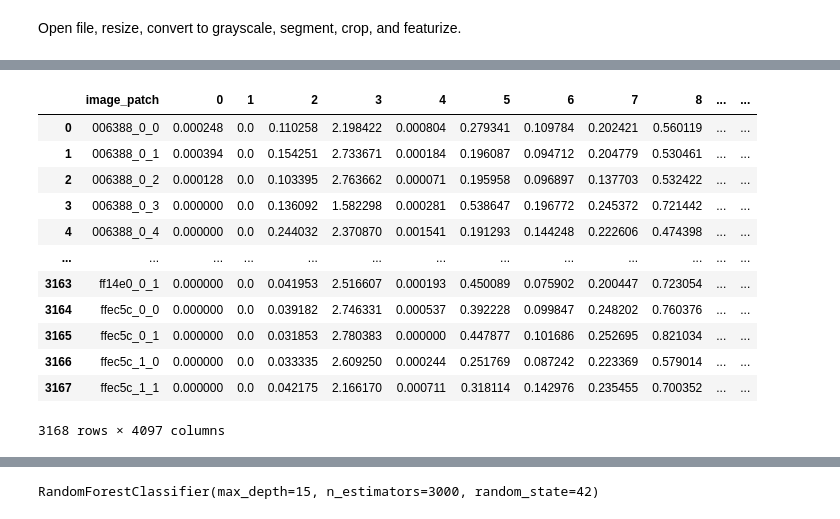
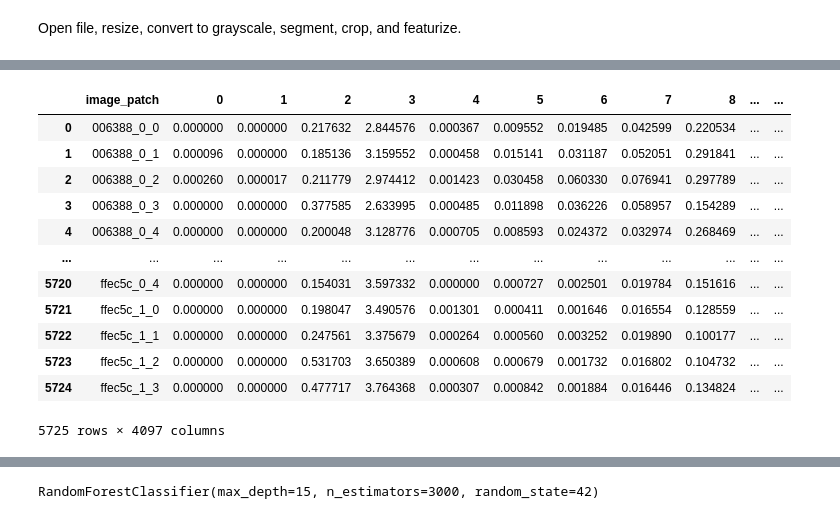
Before and after one commit to cullen-molitor/strip_ai, a Jupyter notebook: mayo-clinic-strip-ai.ipynb, the cells around one changed output, grey strips where cells are left out. Saved outputs shown, nothing was run; the diff lists cells and outputs as text; code cells hidden in the pictures.

Commit message:
Kaggle Notebook | mayo_clinic_strip_ai | Version 13

```diff
--- a/mayo-clinic-strip-ai.ipynb
+++ b/mayo-clinic-strip-ai.ipynb
@@ -206,6 +203,6 @@ Open file, resize, convert to grayscale, segment, crop, and featurize.
 %%time
 # train_features = compute_features(train_images)
 # train_features.to_csv("train_features.csv", index=False)
-train_features = pd.read_csv('/kaggle/input/trainfeats/train_features.csv')
+train_features = pd.read_csv('/kaggle/input/feats/train_features.csv')
 train_features
 # %% [output]
@@ -214,16 +211,16 @@ Wall time: 4.3 s
 |  | image_patch | 0 | 1 | 2 | 3 | 4 | 5 | 6 | 7 | 8 | ... | ... |
-| 0 | 006388_0_0 | 0.000248 | 0.0 | 0.110258 | 2.198422 | 0.000804 | 0.279341 | 0.109784 | 0.202421 | 0.560119 | ... | ... |
-| 1 | 006388_0_1 | 0.000394 | 0.0 | 0.154251 | 2.733671 | 0.000184 | 0.196087 | 0.094712 | 0.204779 | 0.530461 | ... | ... |
-| 2 | 006388_0_2 | 0.000128 | 0.0 | 0.103395 | 2.763662 | 0.000071 | 0.195958 | 0.096897 | 0.137703 | 0.532422 | ... | ... |
-| 3 | 006388_0_3 | 0.000000 | 0.0 | 0.136092 | 1.582298 | 0.000281 | 0.538647 | 0.196772 | 0.245372 | 0.721442 | ... | ... |
-| 4 | 006388_0_4 | 0.000000 | 0.0 | 0.244032 | 2.370870 | 0.001541 | 0.191293 | 0.144248 | 0.222606 | 0.474398 | ... | ... |
+| 0 | 006388_0_0 | 0.000000 | 0.000000 | 0.217632 | 2.844576 | 0.000367 | 0.009552 | 0.019485 | 0.042599 | 0.220534 | ... | ... |
+| 1 | 006388_0_1 | 0.000096 | 0.000000 | 0.185136 | 3.159552 | 0.000458 | 0.015141 | 0.031187 | 0.052051 | 0.291841 | ... | ... |
+| 2 | 006388_0_2 | 0.000260 | 0.000017 | 0.211779 | 2.974412 | 0.001423 | 0.030458 | 0.060330 | 0.076941 | 0.297789 | ... | ... |
+| 3 | 006388_0_3 | 0.000000 | 0.000000 | 0.377585 | 2.633995 | 0.000485 | 0.011898 | 0.036226 | 0.058957 | 0.154289 | ... | ... |
+| 4 | 006388_0_4 | 0.000000 | 0.000000 | 0.200048 | 3.128776 | 0.000705 | 0.008593 | 0.024372 | 0.032974 | 0.268469 | ... | ... |
 | ... | ... | ... | ... | ... | ... | ... | ... | ... | ... | ... | ... | ... |
-| 3163 | ff14e0_0_1 | 0.000000 | 0.0 | 0.041953 | 2.516607 | 0.000193 | 0.450089 | 0.075902 | 0.200447 | 0.723054 | ... | ... |
-| 3164 | ffec5c_0_0 | 0.000000 | 0.0 | 0.039182 | 2.746331 | 0.000537 | 0.392228 | 0.099847 | 0.248202 | 0.760376 | ... | ... |
-| 3165 | ffec5c_0_1 | 0.000000 | 0.0 | 0.031853 | 2.780383 | 0.000000 | 0.447877 | 0.101686 | 0.252695 | 0.821034 | ... | ... |
-| 3166 | ffec5c_1_0 | 0.000000 | 0.0 | 0.033335 | 2.609250 | 0.000244 | 0.251769 | 0.087242 | 0.223369 | 0.579014 | ... | ... |
-| 3167 | ffec5c_1_1 | 0.000000 | 0.0 | 0.042175 | 2.166170 | 0.000711 | 0.318114 | 0.142976 | 0.235455 | 0.700352 | ... | ... |
+| 5720 | ffec5c_0_4 | 0.000000 | 0.000000 | 0.154031 | 3.597332 | 0.000000 | 0.000727 | 0.002501 | 0.019784 | 0.151616 | ... | ... |
+| 5721 | ffec5c_1_0 | 0.000000 | 0.000000 | 0.198047 | 3.490576 | 0.001301 | 0.000411 | 0.001646 | 0.016554 | 0.128559 | ... | ... |
+| 5722 | ffec5c_1_1 | 0.000000 | 0.000000 | 0.247561 | 3.375679 | 0.000264 | 0.000560 | 0.003252 | 0.019890 | 0.100177 | ... | ... |
+| 5723 | ffec5c_1_2 | 0.000000 | 0.000000 | 0.531703 | 3.650389 | 0.000608 | 0.000679 | 0.001732 | 0.016802 | 0.104732 | ... | ... |
+| 5724 | ffec5c_1_3 | 0.000000 | 0.000000 | 0.477717 | 3.764368 | 0.000307 | 0.000842 | 0.001884 | 0.016446 | 0.134824 | ... | ... |
-3168 rows × 4097 columns
+5725 rows × 4097 columns
 # %%
 %%time
 test_features = compute_features(test_images)
```
Also changed, not shown: parts of 17 cells of this notebook.
